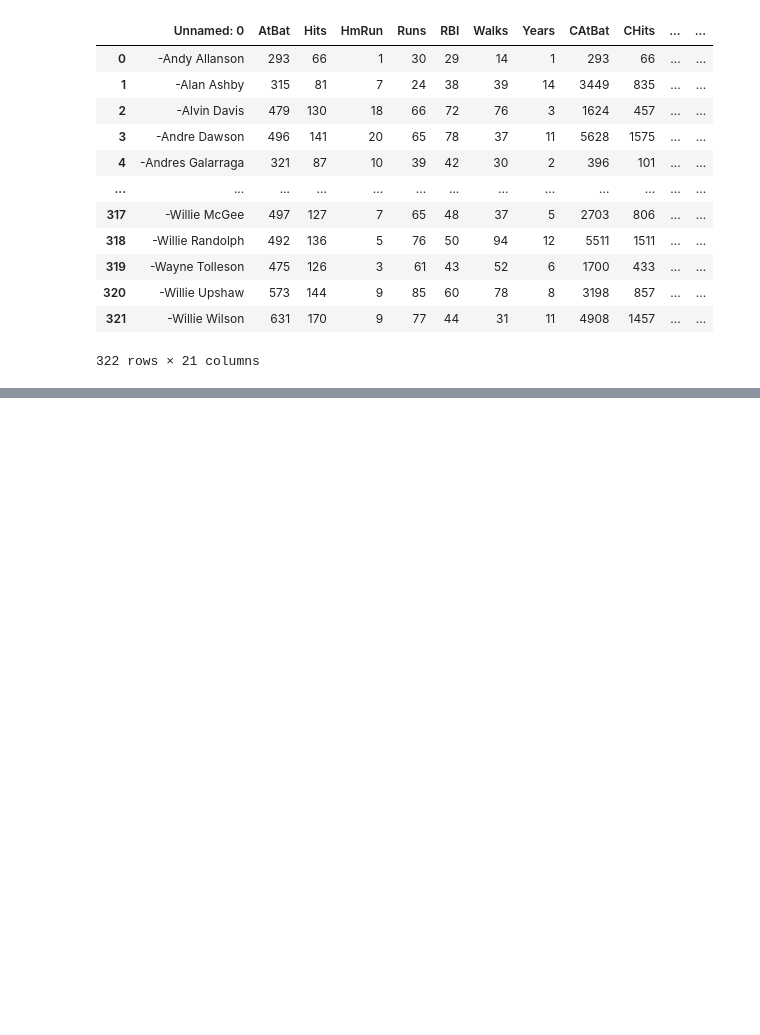
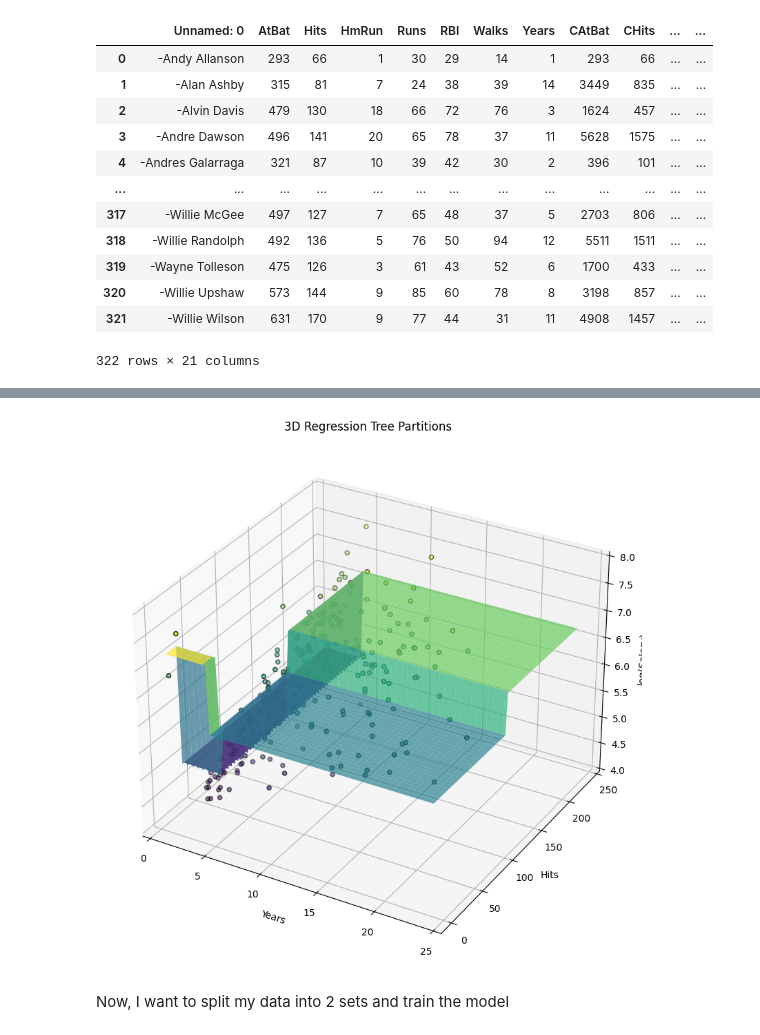
Before and after one commit to ZlataSparrow/An-Introduction-to-Statistical-Learning-Python, a Jupyter notebook: notebook/ch9.ipynb, the cells around one changed output, grey strips where cells are left out. Cells and saved outputs as stored; diff of their text form; code cells hidden in the pictures; blank space fills up the shorter version.

```diff
--- a/notebook/ch9.ipynb
+++ b/notebook/ch9.ipynb
@@ -59,0 +106,16 @@ plt.show()
+# %%
+# a 3d View as well
+from mpl_toolkits.mplot3d import Axes3D
+fig = plt.figure(figsize=(12, 10))
+ax = fig.add_subplot(111, projection='3d')
+ax.plot_surface(xx, yy, zz, cmap='viridis', alpha=0.7)
+ax.scatter(X["Years"], X["Hits"], y, c=y, cmap='viridis', edgecolor='k')
+ax.set_xlabel('Years')
+ax.set_ylabel('Hits')
+ax.set_zlabel('log(Salary)')
+ax.set_title('3D Regression Tree Partitions')
+plt.show()
+# %% [output]
+[figure, added]
+# %% [markdown]
+Now, I want to split my data into 2 sets and train the model
```
Also changed, not shown: parts of 11 cells of this notebook.
